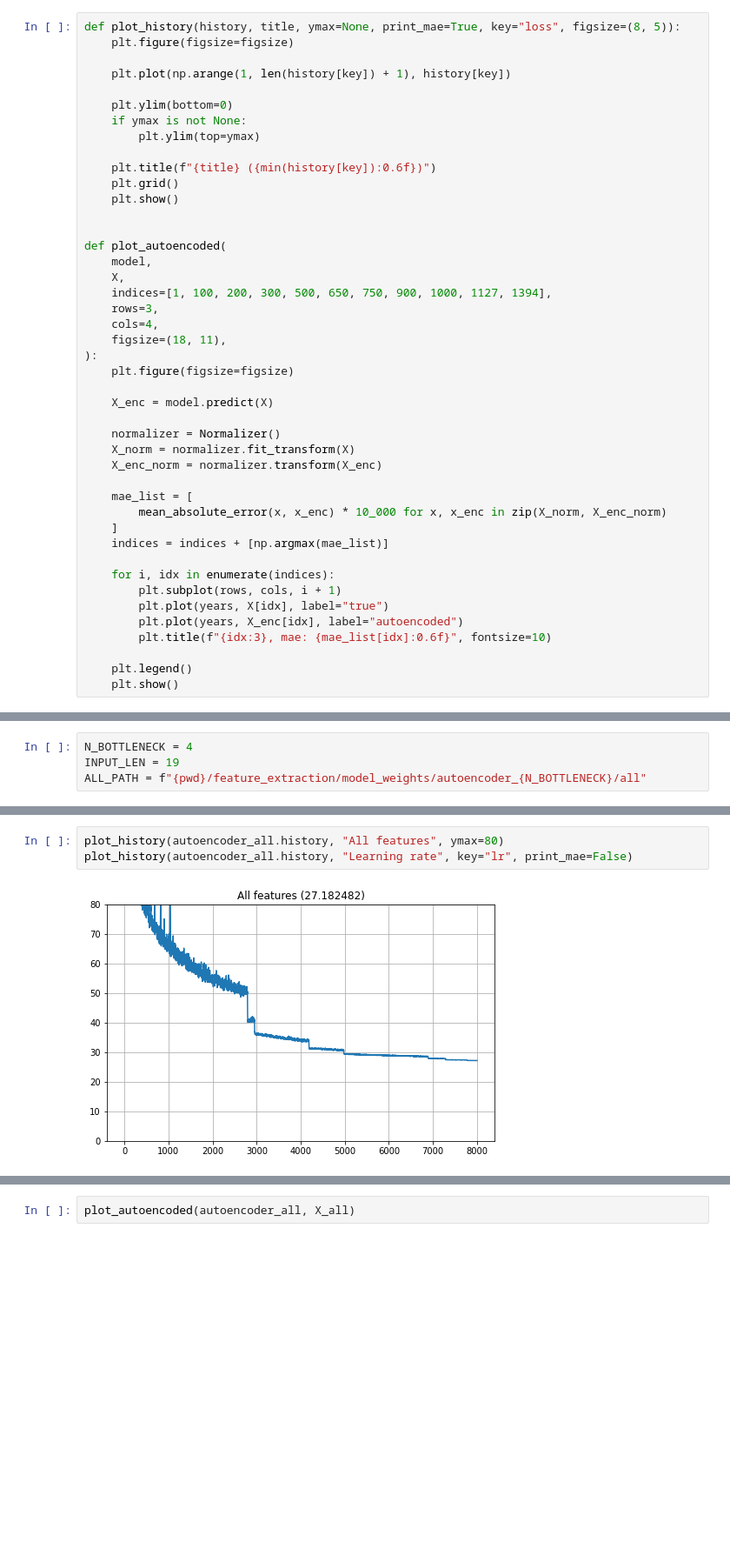
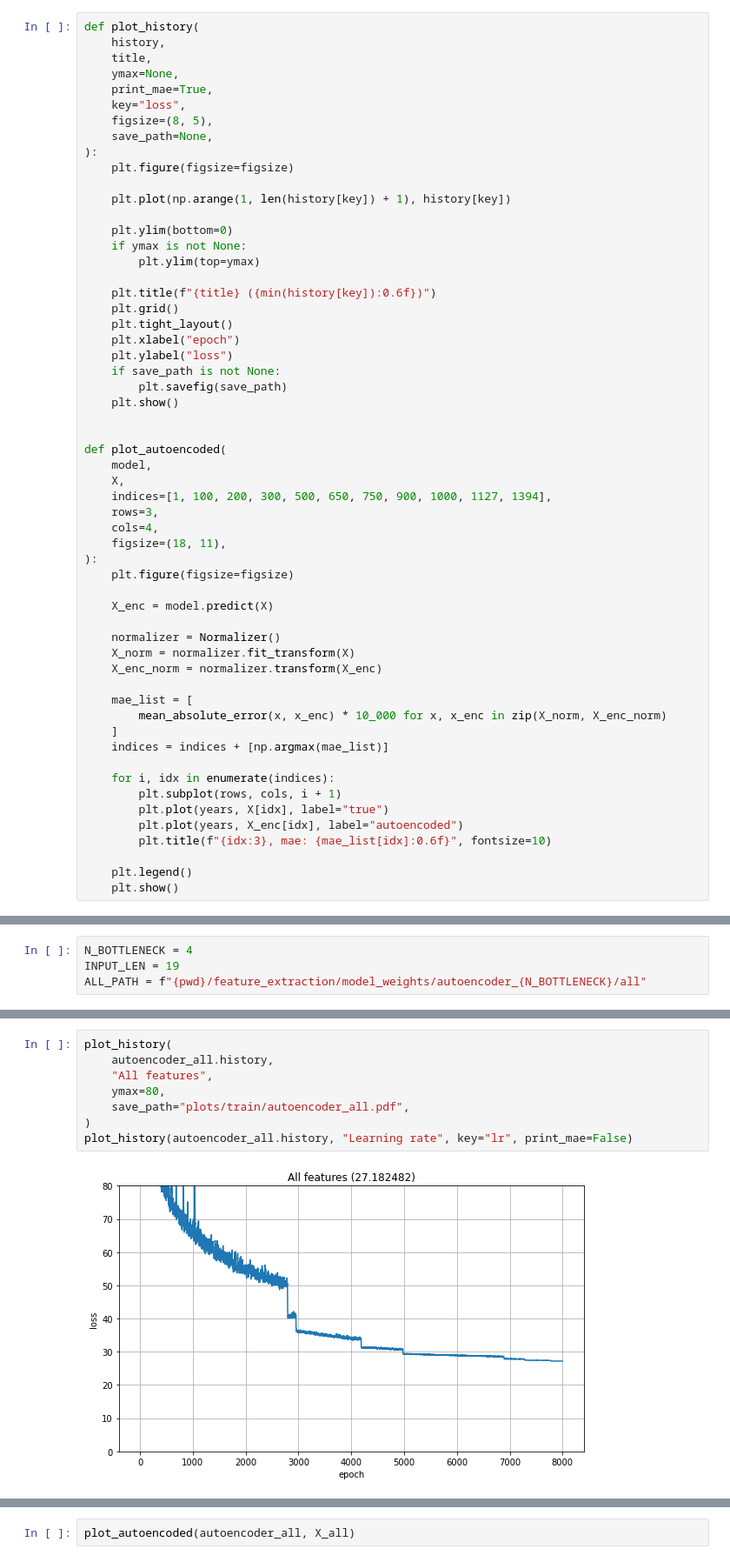
Before and after one commit to maciektr/worldbank_data_exploration, a Jupyter notebook: notebooks/feature_extraction/train_autoencoders.ipynb, the cells around one changed output, grey strips where cells are left out. Shown at 87% size. Saved outputs shown, nothing was run; the diff lists cells and outputs as text; blank space fills up the shorter version.

```diff
--- a/notebooks/feature_extraction/train_autoencoders.ipynb
+++ b/notebooks/feature_extraction/train_autoencoders.ipynb
@@ -61,7 +61,15 @@ X_all.shape
 # %%
 from sklearn.metrics import mean_absolute_error
 # %%
-def plot_history(history, title, ymax=None, print_mae=True, key="loss", figsize=(8, 5)):
+def plot_history(
+    history,
+    title,
+    ymax=None,
+    print_mae=True,
+    key="loss",
+    figsize=(8, 5),
+    save_path=None,
+):
     plt.figure(figsize=figsize)
 
     plt.plot(np.arange(1, len(history[key]) + 1), history[key])
@@ -72,6 +80,11 @@ def plot_history(history, title, ymax=None, print_mae=True, key="loss", figsize=
 
     plt.title(f"{title} ({min(history[key]):0.6f})")
     plt.grid()
+    plt.tight_layout()
+    plt.xlabel("epoch")
+    plt.ylabel("loss")
+    if save_path is not None:
+        plt.savefig(save_path)
     plt.show()
 
 
@@ -260,6 +282,11 @@ print(f"Loss: {autoencoder_all.compile_and_evaluate(X_all):0.6f}")
 Loss: 27.183725
 # %%
-plot_history(autoencoder_all.history, "All features", ymax=80)
+plot_history(
+    autoencoder_all.history,
+    "All features",
+    ymax=80,
+    save_path="plots/train/autoencoder_all.pdf",
+)
 plot_history(autoencoder_all.history, "Learning rate", key="lr", print_mae=False)
 # %% [output]
-[figure, old version]
+[figure, new version]
```
Also changed, not shown: parts of 12 cells of this notebook, 2 other files.
